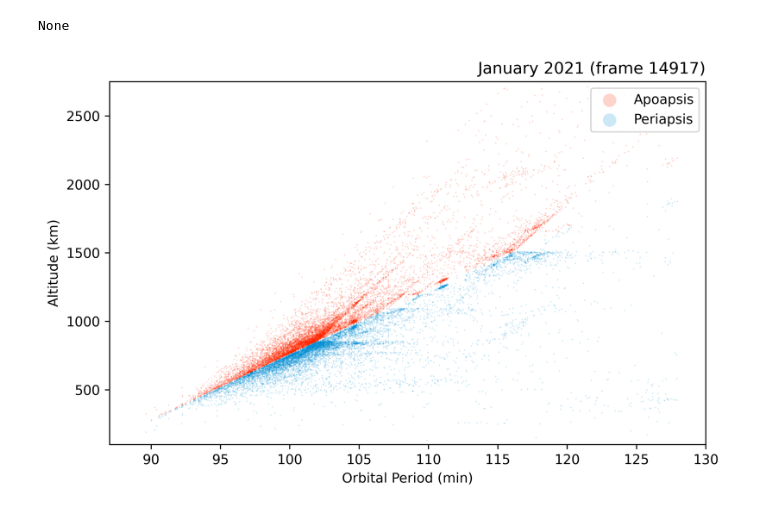
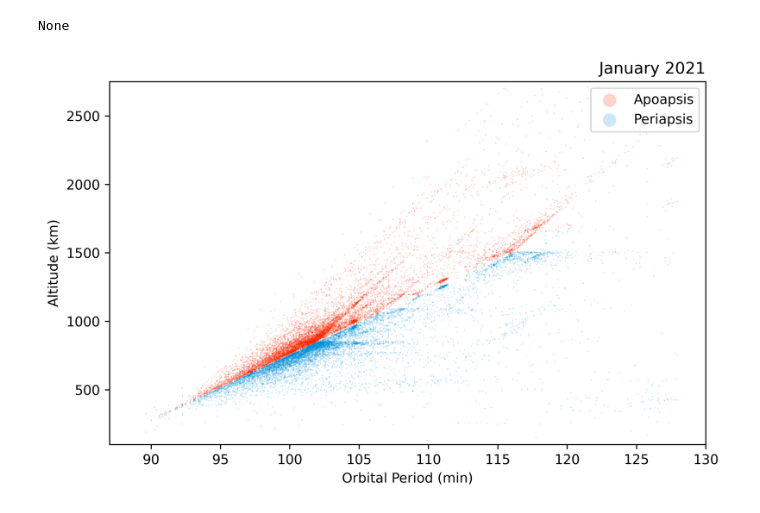
Before and after one commit to mads-hatters/SIADS-591-Orbital-Congestion, a Jupyter notebook: job/gabbard/animated_gabbard.ipynb, the cells around one changed output. Cells and saved outputs as stored; diff of their text form; code cells hidden in the pictures.

Commit message:
Gabbard without frame #

```diff
--- a/job/gabbard/animated_gabbard.ipynb
+++ b/job/gabbard/animated_gabbard.ipynb
@@ -99,6 +93,9 @@ draw_one_frame = None
 
 fig, ax = plt.subplots(dpi=dpi, figsize=(8,5))
 fig.set_facecolor("white")
+plt.rc('xtick', labelsize=7)
+plt.rc('ytick', labelsize=7)
+
 
 # turns out that you can scale the axis label!
 # do that instead of wasting computation time on data conversion
@@ -138,32 +135,33 @@ def plot_it(ax,e):
                         horizontalalignment='left', verticalalignment='center', transform=ax.transAxes,
                         fontsize=9, fontname='Arial Narrow')
             text_artist.append(a)
 
     apo = ax.scatter(cdf.PERIOD_x500, cdf.APOAPSIS_x20, color='#fe2700', marker='o', edgecolors='none', alpha=0.2, s=1, label="Apoapsis")
     peri = ax.scatter(cdf.PERIOD_x500, cdf.PERIAPSIS_x20, color='#038fd5', marker='o', edgecolors='none', alpha=0.2, s=1, label="Periapsis")
     dapo = ax.scatter(debris.PERIOD_x500, debris.APOAPSIS_x20, color=debris.color, marker='o', edgecolors='none', s=0.8, label="_")
     dperi = ax.scatter(debris.PERIOD_x500, debris.PERIAPSIS_x20, color=debris.color2, marker='o', edgecolors='none', s=0.8, label="_")
     plt.legend(loc="upper right", numpoints=1, fontsize=10, markerscale=10)
 
     return [apo,peri,dapo,dperi]
 
 def update(f):
     global pbar, artists, yr
     i, date = f
-    ax.set_title(f"{date.month_name()} {date.year} (frame {i})", loc='right')
+#     ax.set_title(f"{date.month_name()} {date.year} (frame {i})", loc='right')
+    ax.set_title(f"{date.month_name()} {date.year}", loc='right')
     for a in artists:
         a.remove()
     artists = plot_it(ax,date)
     if type(draw_one_frame) != int:
         pbar.update(1)
 
 if type(draw_one_frame) == int:
     update((draw_one_frame,dates[draw_one_frame]))
 else:
     pbar = tqdm(total=len(dates)+1)
     ani = FuncAnimation(fig, update, list(enumerate(dates)))
     writervideo = FFMpegWriter(fps=fps, bitrate=bitrate)
     ani.save(f'{output_file_path}', writer=writervideo, dpi=dpi)
     pbar.close()
 # %% [output]
-[figure, old version]
+[figure, new version]
```
Also changed, not shown: parts of 1 cell of this notebook.
